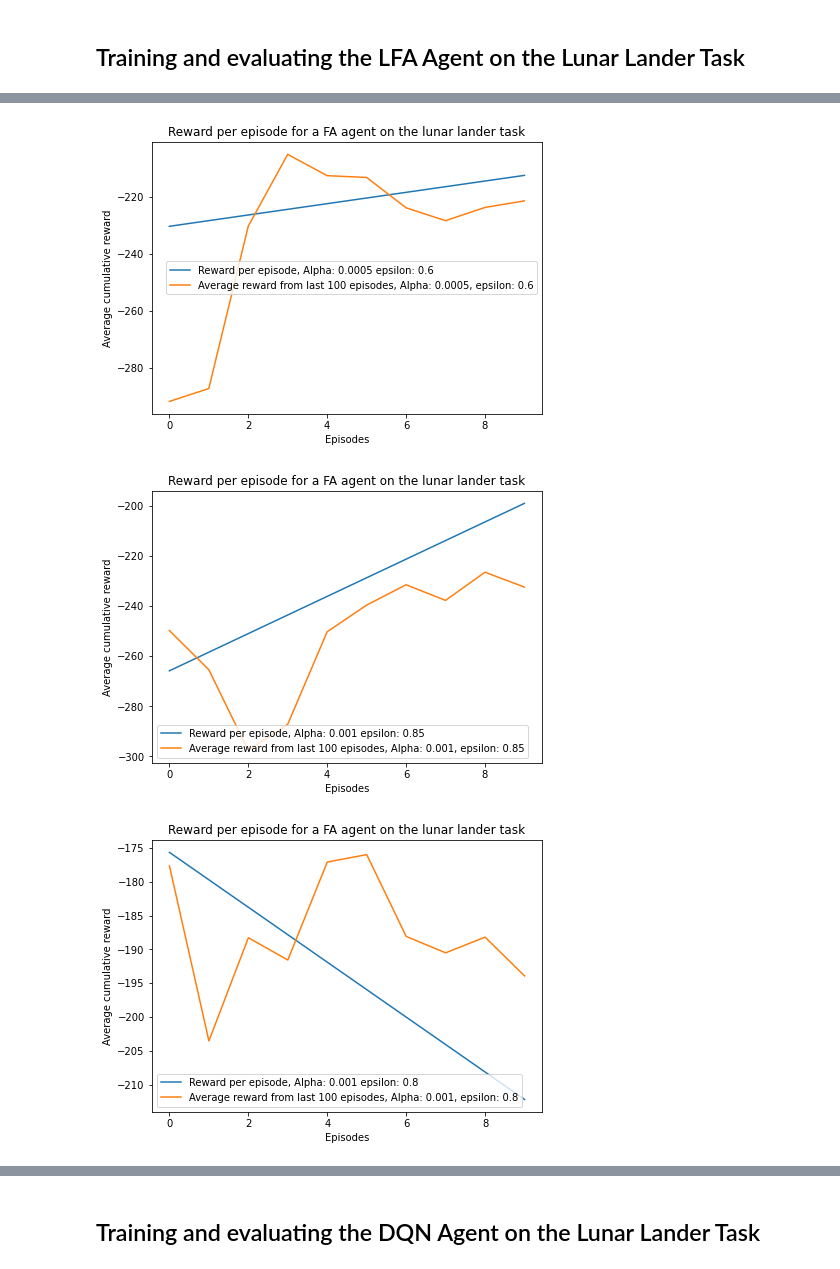
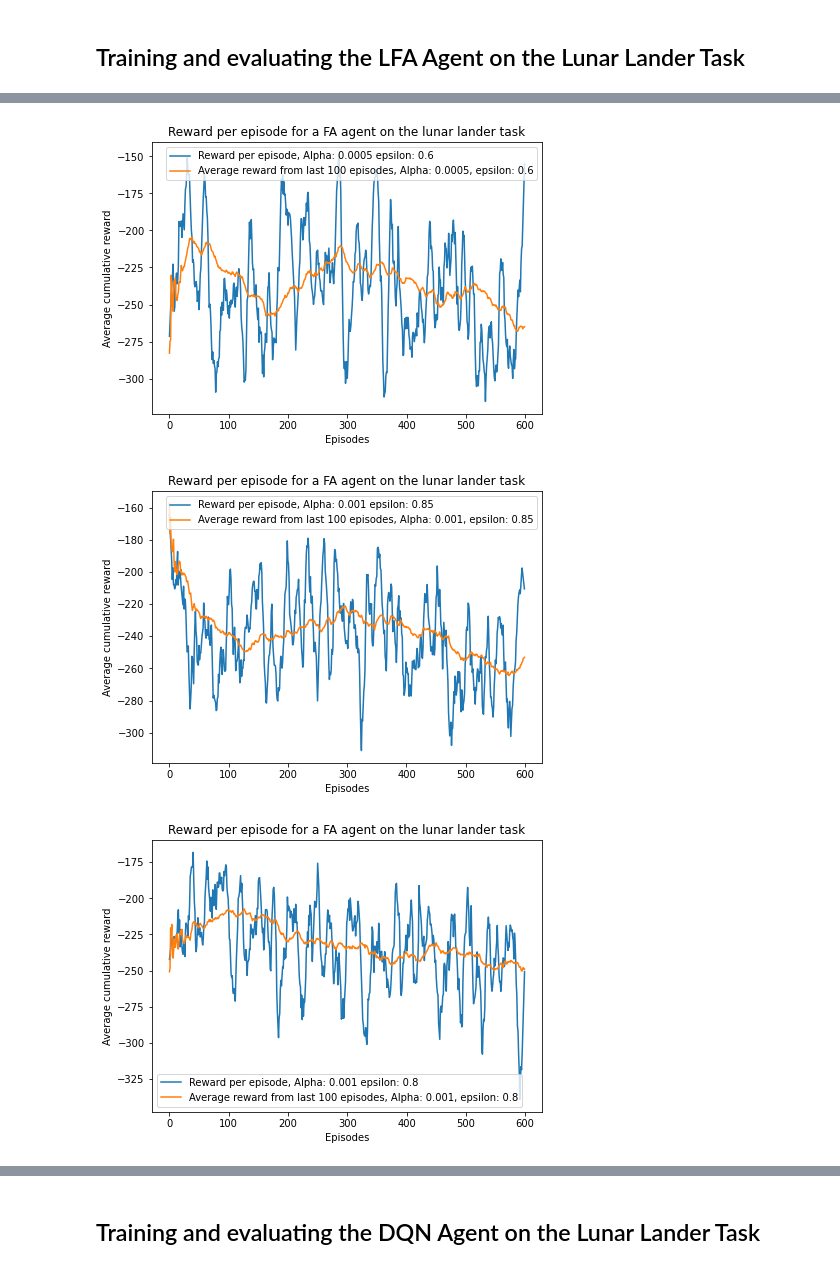
Before and after one commit to imnublet/rl_ass4, a Jupyter notebook: gym.ipynb, the cells around one changed output, grey strips where cells are left out. Drawn from its saved outputs; the diff is of its cells as text; code cells hidden in the pictures.

```diff
--- a/gym.ipynb
+++ b/gym.ipynb
@@ -214,8 +214,8 @@ class FA_Agent(object):
 ## Training and evaluating the LFA Agent on the Lunar Lander Task
 # %%
 max_timesteps = 1000
-reps = 3
-n_episodes = 10
+reps = 5
+n_episodes = 600
 alphas = [0.0005, 0.001, 0.01]
 gamma = 0.99
 epsilons = [0.85, 0.8, 0.6]
@@ -262,10 +262,9 @@ for alpha in alphas:
 
         avg_rewards_per_eps = np.mean(rewards_per_rep, axis=0)
         all_avgs_from_last_hunderd = np.mean(avgs_from_last_hunderd, axis=0)
-        print(np.shape(avgs_from_last_hunderd))
 
         comparison_plot = ComparisonPlot(title="Reward per episode for a FA agent on the lunar lander task")
-        comparison_plot.add_curve(np.arange(n_episodes), y=smooth(avg_rewards_per_eps, 10), label='Reward per episode, Alpha: %s epsilon: %s' % (alpha, epsilon))
+        comparison_plot.add_curve(np.arange(n_episodes), y=smooth(avg_rewards_per_eps, 9), label='Reward per episode, Alpha: %s epsilon: %s' % (alpha, epsilon))
         comparison_plot.add_curve(np.arange(n_episodes), y=all_avgs_from_last_hunderd, label='Average reward from last 100 episodes, Alpha: %s, epsilon: %s' % (alpha, epsilon))
         file_name = 'fa alpha: %s, epsilon: %s.jpg' % (alpha, epsilon)
         comparison_plot.save(file_name)
@@ -292,3 +291,3 @@ Finished rep: 2
-[figure, old version]
+[figure, new version]
-[figure, old version]
+[figure, new version]
-[figure, old version]
+[figure, new version]
```
Also changed, not shown: parts of 2 cells of this notebook, 10 other files.
